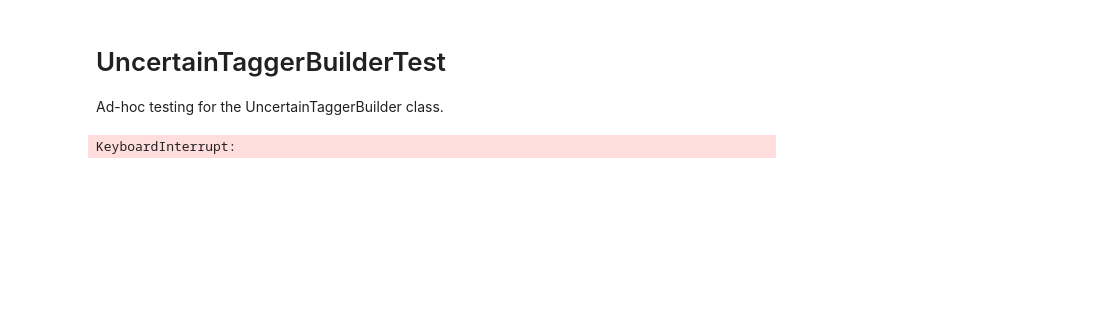
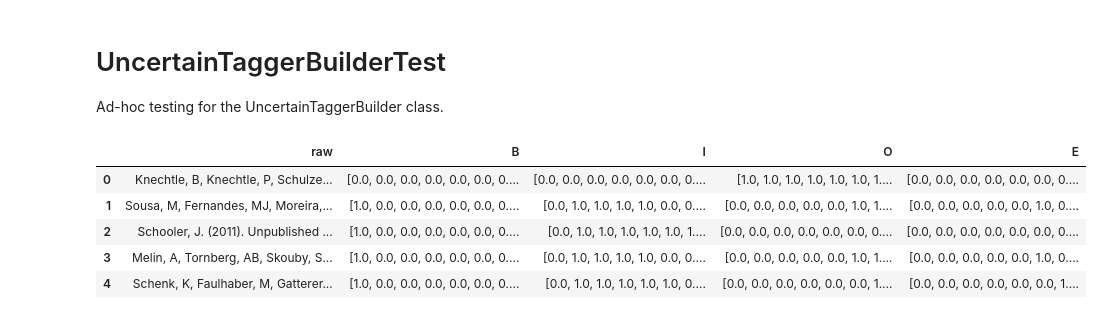
Before and after one commit to petervdonovan/CitationParser, a Jupyter notebook: UncertainTaggerBuilderTest.ipynb, the cells around one changed output. Cells and saved outputs as stored; diff of their text form; code cells hidden in the pictures; blank space fills up the shorter version.

```diff
--- a/UncertainTaggerBuilderTest.ipynb
+++ b/UncertainTaggerBuilderTest.ipynb
@@ -18,21 +24,34 @@ with open(train_path, 'rb') as dbfile:
 # %%
 def tag_matrix(dataset, textgetter, entitygetter):
     """Return a four-column dataframe of the BIOELabel output for
     matches to the entity returned by entitygetter.
     """
-    data = {tag: [] for tag in ('B', 'I', 'O', 'E')}
+    data = {tag: [] for tag in ('raw', 'B', 'I', 'O', 'E')}
     def process(row):
+        data['raw'].append(textgetter(row))
         for tag, value in BIOELabel(
                 textgetter(row), entitygetter(row)).tags().items():
             data[tag].append(value)
     dataset.apply(process, axis=1)
     return pd.DataFrame(data)
-t0 = time.time()
-author_tags = tag_matrix(
-    train, lambda row: row.raw, lambda row: row.author.surnames()
-)
-print('Author tags generated in {:.2f} seconds.'.format(
-    time.time() - t0))
+author_tags_path = os.path.join('datasets', 'author_tags_scratch.pickle')
+if not os.path.exists(author_tags_path):
+    t0 = time.time()
+    author_tags = tag_matrix(
+        train, lambda row: row.raw, lambda row: row.author.surnames()
+    )
+    print('Author tags generated in {:.2f} seconds.'.format(
+        time.time() - t0))
+    with open(author_tags_path, 'ab') as dbfile:
+        pickle.dump(author_tags, dbfile, protocol=pickle.HIGHEST_PROTOCOL)
+else:
+    with open(author_tags_path, 'rb') as dbfile:
+        author_tags = pickle.load(dbfile)
 author_tags.head()
 # %% [output]
-KeyboardInterrupt:
+|  | raw | B | I | O | E |
+| 0 | Knechtle, B, Knechtle, P, Schulze... | [0.0, 0.0, 0.0, 0.0, 0.0, 0.0, 0.... | [0.0, 0.0, 0.0, 0.0, 0.0, 0.0, 0.... | [1.0, 1.0, 1.0, 1.0, 1.0, 1.0, 1.... | [0.0, 0.0, 0.0, 0.0, 0.0, 0.0, 0.... |
+| 1 | Sousa, M, Fernandes, MJ, Moreira,... | [1.0, 0.0, 0.0, 0.0, 0.0, 0.0, 0.... | [0.0, 1.0, 1.0, 1.0, 1.0, 0.0, 0.... | [0.0, 0.0, 0.0, 0.0, 0.0, 1.0, 1.... | [0.0, 0.0, 0.0, 0.0, 0.0, 1.0, 0.... |
+| 2 | Schooler, J. (2011). Unpublished ... | [1.0, 0.0, 0.0, 0.0, 0.0, 0.0, 0.... | [0.0, 1.0, 1.0, 1.0, 1.0, 1.0, 1.... | [0.0, 0.0, 0.0, 0.0, 0.0, 0.0, 0.... | [0.0, 0.0, 0.0, 0.0, 0.0, 0.0, 0.... |
+| 3 | Melin, A, Tornberg, AB, Skouby, S... | [1.0, 0.0, 0.0, 0.0, 0.0, 0.0, 0.... | [0.0, 1.0, 1.0, 1.0, 1.0, 0.0, 0.... | [0.0, 0.0, 0.0, 0.0, 0.0, 1.0, 1.... | [0.0, 0.0, 0.0, 0.0, 0.0, 1.0, 0.... |
+| 4 | Schenk, K, Faulhaber, M, Gatterer... | [1.0, 0.0, 0.0, 0.0, 0.0, 0.0, 0.... | [0.0, 1.0, 1.0, 1.0, 1.0, 1.0, 0.... | [0.0, 0.0, 0.0, 0.0, 0.0, 0.0, 1.... | [0.0, 0.0, 0.0, 0.0, 0.0, 0.0, 1.... |
```
Also changed, not shown: parts of 15 cells of this notebook, 2 other files.
